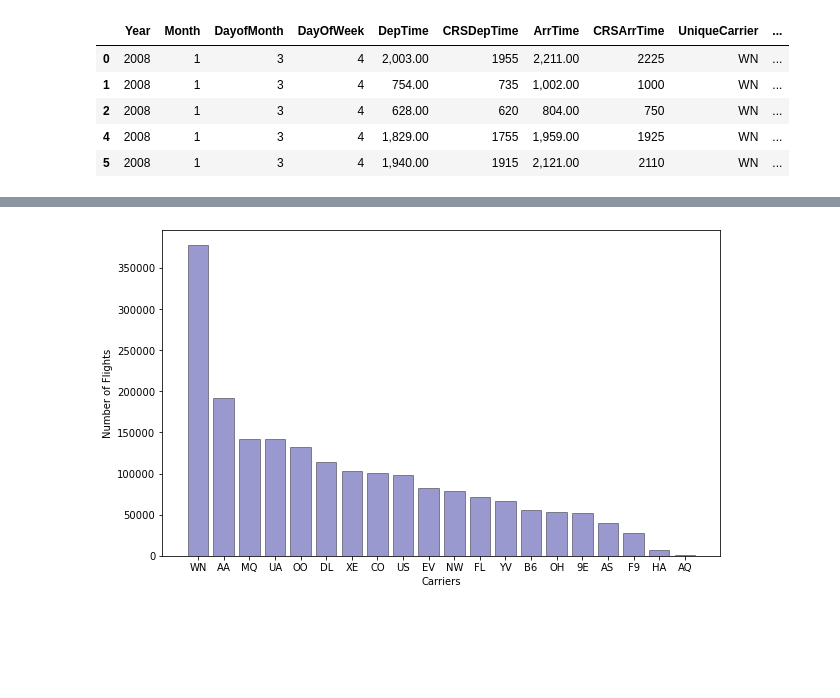
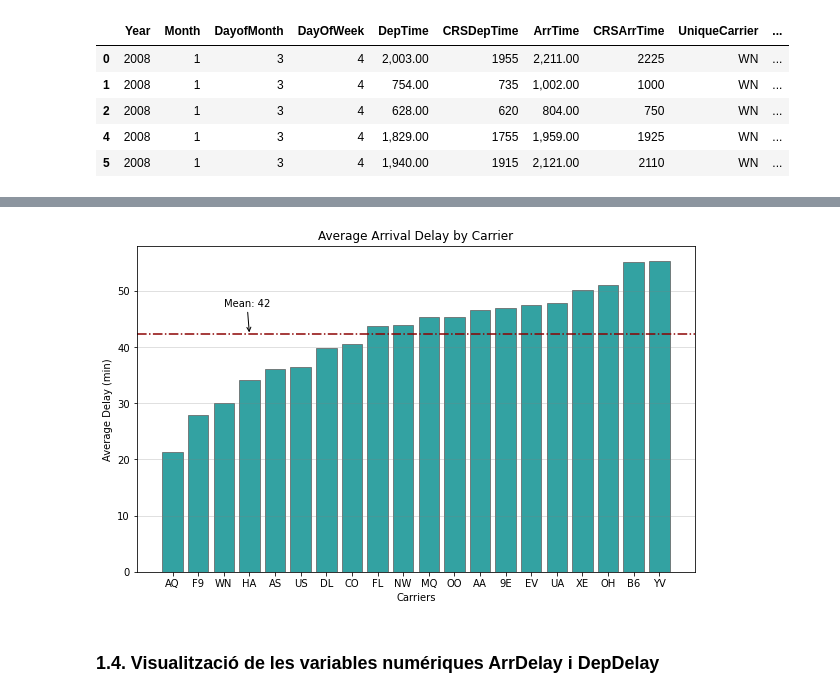
Before and after one commit to abelbg/S04T01-Visualitzacio_Exploratoria, a Jupyter notebook: Tasca 6.ipynb, the cells around one changed output, grey strips where cells are left out. Cells and saved outputs as stored; diff of their text form; code cells hidden in the pictures; blank space fills up the shorter version.

```diff
--- a/Tasca 6.ipynb
+++ b/Tasca 6.ipynb
@@ -72,0 +91,8 @@ df.head()
+# %%
+df = df[["Year", "Month", "DayofMonth", "DayOfWeek", "DepTime", "CRSDepTime", "ArrTime", "CRSArrTime", "UniqueCarrier", "ActualElapsedTime", "AirTime", "ArrDelay", "DepDelay", "Origin", "Dest", "Distance"]]
+df.dropna(axis=0, inplace=True)
+# %%
+# Import airlines.csv to obtain carrier names
+carriers = pd.read_csv("airlines.csv")
+carriers = carriers.rename(columns={"Code":"UniqueCarrier", "Description": "CarrierName"})
+carriers.head()
@@ -77,18 +237,45 @@ df.head()
+# %%
+values3 = df[["UniqueCarrier", "ArrDelay"]]
+values3 = values3.groupby("UniqueCarrier").mean()
+values3.sort_values(by="ArrDelay", ascending=True, inplace=True)
+values3 = values3.T
+# %%
+fig, ax = plt.subplots(figsize=(10, 6))
+
+ax.bar(values3.columns,
+       values3.loc["ArrDelay"],
+       color="darkcyan",
+       edgecolor="dimgrey",
+       alpha=0.8)
+
+ax.set(xlabel = "Carriers",
+       ylabel = "Average Delay (min)",
+       title = "Average Arrival Delay by Carrier")
+
+ax.grid(axis="y", color="grey", alpha=0.3)
+
+ax.axhline(values3.loc["ArrDelay"].mean(),
+           color="darkred",
+           linestyle="-.",)
+
+ax.annotate('Mean: ' + str(int(values3.loc["ArrDelay"].mean())),
+             xy = (values3.columns.get_loc("HA"), values3.loc["ArrDelay"].mean()),
+             xytext = (values3.columns.get_loc("WN"), values3.loc["ArrDelay"].mean()+5),
+             arrowprops=dict(arrowstyle='->'))
+
+plt.show()
+# %% [output]
+[figure, added]
+# %% [markdown]
+### 1.4. Visualització de les variables numériques ArrDelay i DepDelay
 # %%
-values = df["UniqueCarrier"].value_counts()
+values4 = df[["ArrDelay", "DepDelay"]]
 
 fig, ax = plt.subplots(figsize=(10, 6))
 
-ax.bar(values.index,
-       values,
-       color = "darkblue",
-       edgecolor = "black",
-       alpha = 0.4
-       )
-
-ax.set(xlabel = "Carriers",
-       ylabel = "Number of Flights")
+ax.scatter(x=values4.ArrDelay, y=values4.DepDelay,
+           color="darkorange",
+           edgecolor="white",
+           alpha=0.8)
 
 plt.show()
-# %% [output]
-[figure, removed]
```
Also changed, not shown: parts of 17 cells of this notebook, 2 other files.
